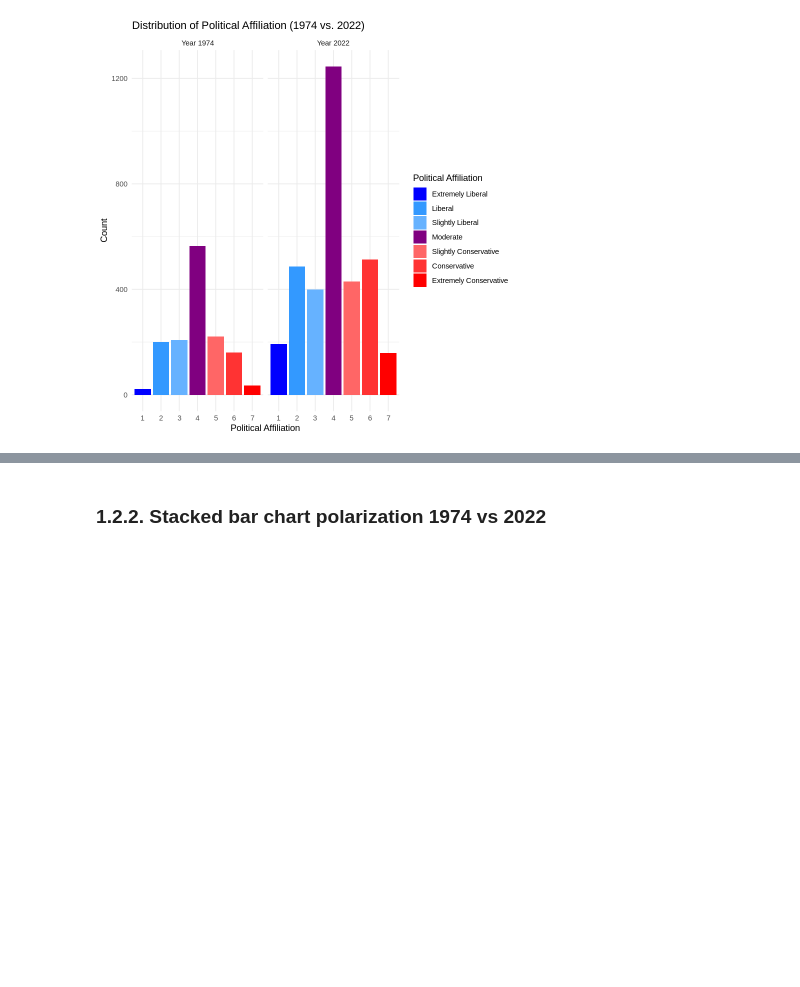
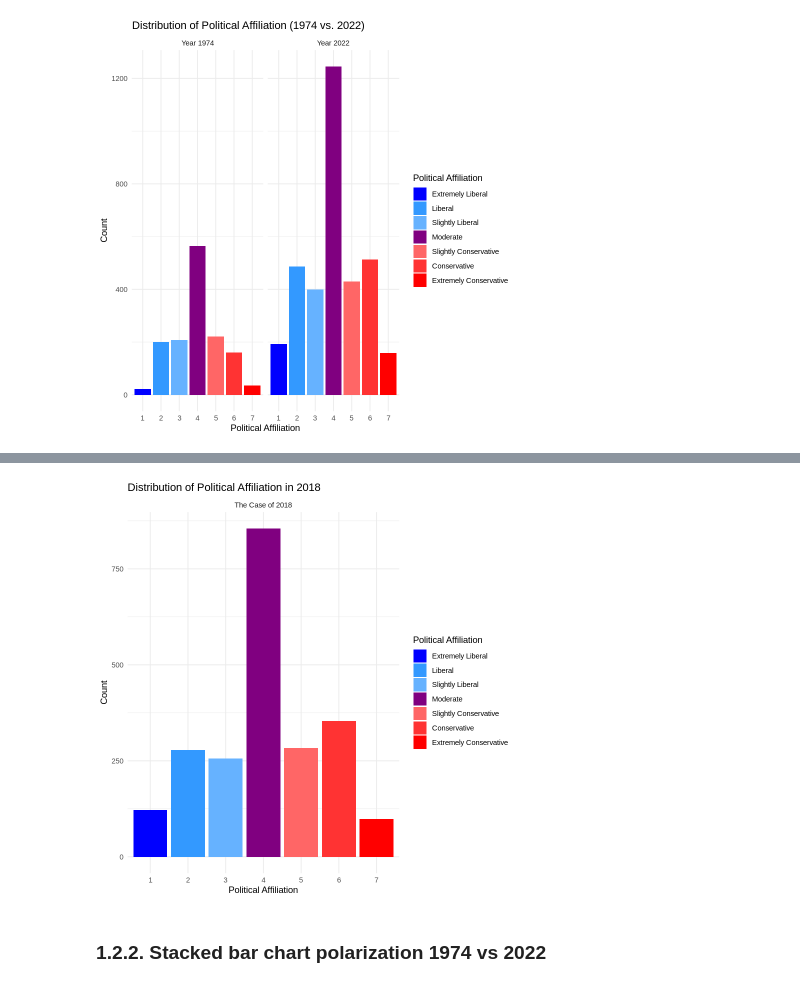
Before and after one commit to ceelkamalayko/API201DFinalExercise, a Jupyter notebook: Final_Exercise_notebook.ipynb, the cells around one changed output, grey strips where cells are left out. Drawn from its saved outputs; the diff is of its cells as text; code cells hidden in the pictures; blank space fills up the shorter version.

```diff
--- a/Final_Exercise_notebook.ipynb
+++ b/Final_Exercise_notebook.ipynb
@@ -135,3 +135,27 @@ ggplot(ready_data_2006, aes(x = factor(Spectrum), y = Count, fill = factor(Spect
+# %%
+# Graph for 2018
+# 2018 data
+filtered_data_2018 <- cleaned_data[, c("Spectrum", "Label", "2018")]
+
+# 2018 data pivoted
+ready_data_2018 <- pivot_longer(filtered_data_2018, cols = c("2018"), names_to = "Year", values_to = "Count")
+
+# 2018 Histogram
+ggplot(ready_data_2018, aes(x = factor(Spectrum), y = Count, fill = factor(Spectrum))) +
+  geom_bar(position = "dodge", stat = "identity") +
+  facet_wrap(~ Year, scales = "free_x", labeller = labeller(Year = c("2018" = "The Case of 2018"))) +
+  labs(title = "Distribution of Political Affiliation in 2018",
+       x = "Political Affiliation",
+       y = "Count") +
+  scale_x_discrete(labels = c("1", "2", "3", "4", "5", "6", "7")) +
+  scale_fill_manual(values = c("1" = "#0000FF", "2" = "#3399FF", "3" = "#66B2FF", "4" = "#800080", "5" = "#FF6666", "6" = "#FF3333", "7" = "#FF0000"),
+                    name = "Political Affiliation",
+                    labels = c("1" = "Extremely Liberal", "2" = "Liberal", "3" = "Slightly Liberal",
+                               "4" = "Moderate", "5" = "Slightly Conservative", "6" = "Conservative",
+                               "7" = "Extremely Conservative")) +
+  theme_minimal()
+# %% [output]
+[figure, added]
 # %% [markdown]
 ### 1.2.2. Stacked bar chart polarization 1974 vs 2022
 # %%
```
Also changed, not shown: parts of 1 cell of this notebook.
